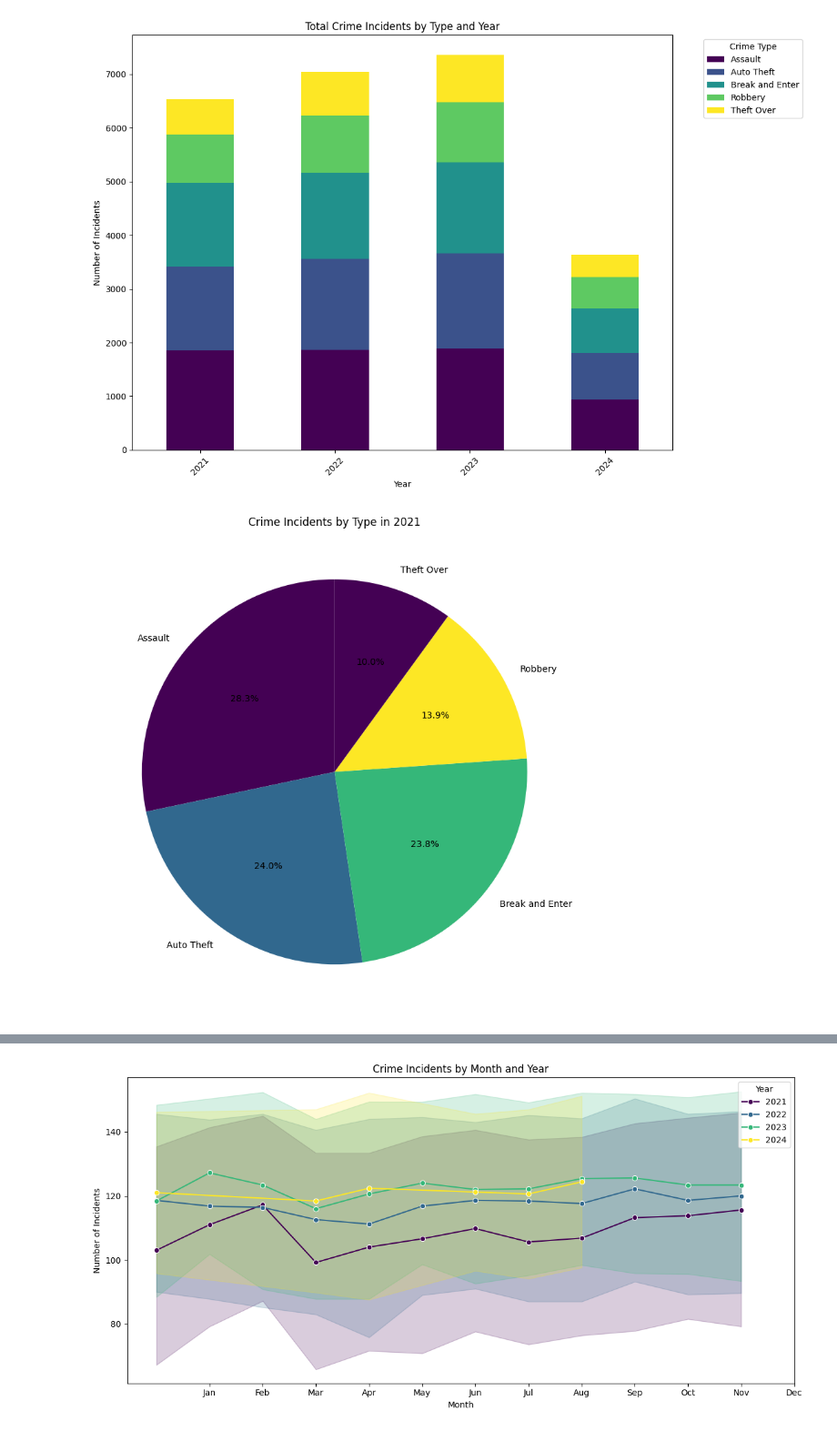
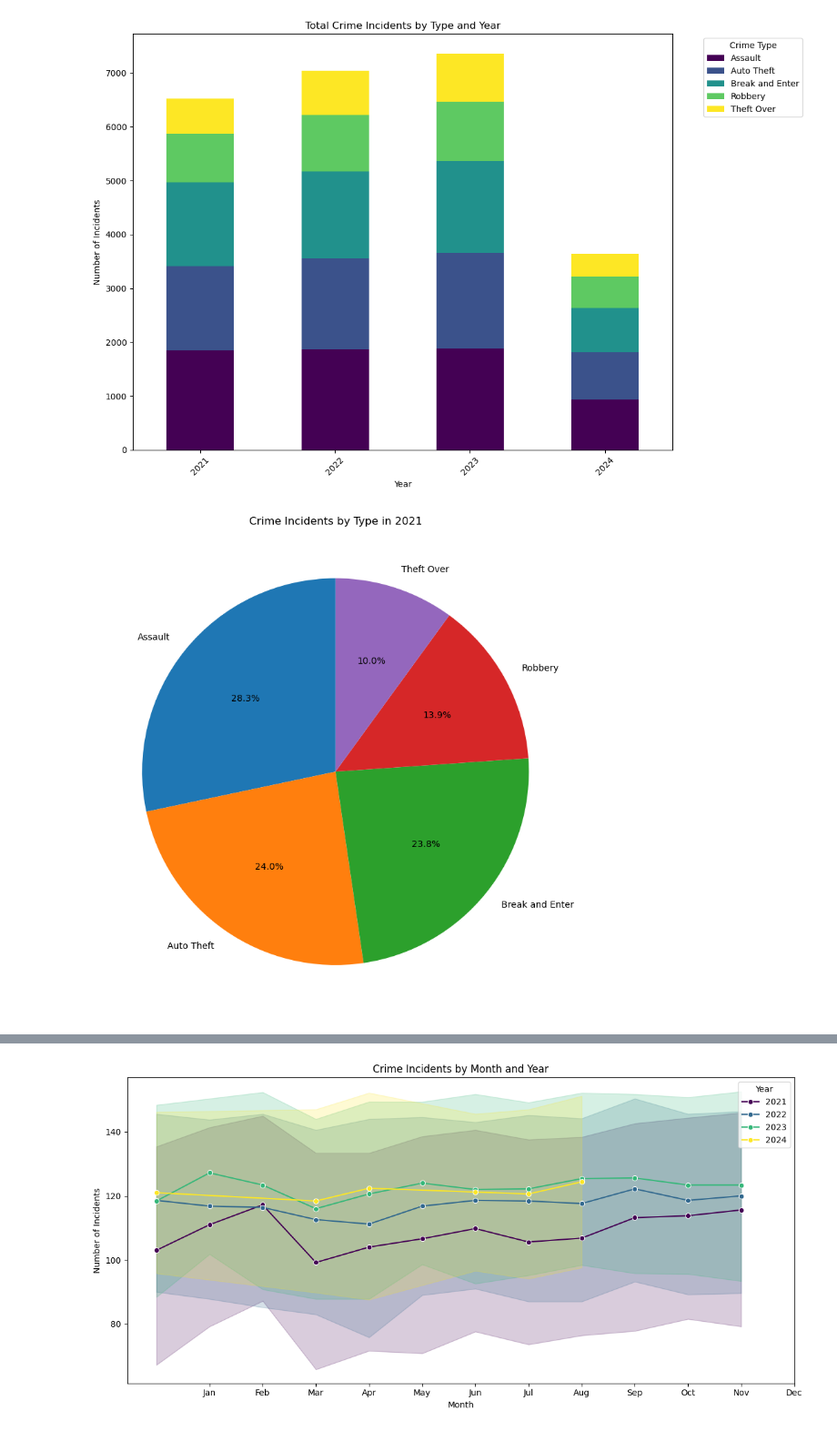
Before and after one commit to bhanotlavanya/Project_4_Crime_Prediction, a Jupyter notebook: crime_visualizations (3).ipynb, the cells around one changed output, grey strips where cells are left out. Shown at 91% size. Cells and saved outputs as stored; diff of their text form; code cells hidden in the pictures.

```diff
--- a/crime_visualizations (3).ipynb
+++ b/crime_visualizations (3).ipynb
@@ -420,14 +420,14 @@ plt.show()
 # %%
 crime_2021 = crime_by_year_category.loc[2021]
 # Plotting
 plt.figure(figsize=(8, 8))
-plt.pie(crime_2021, labels=crime_2021.index, autopct='%1.1f%%', startangle=90, colors=colors)
+plt.pie(crime_2021, labels=crime_2021.index, autopct='%1.1f%%', startangle=90)
 
 plt.title('Crime Incidents by Type in 2021')
 plt.tight_layout()
 plt.show()
 # %% [output]
-[figure, old version]
+[figure, new version]
 # %%
 crime_2022 = crime_by_year_category.loc[2022]
 plt.figure(figsize=(8, 8))
```
Also changed, not shown: parts of 5 cells of this notebook.
